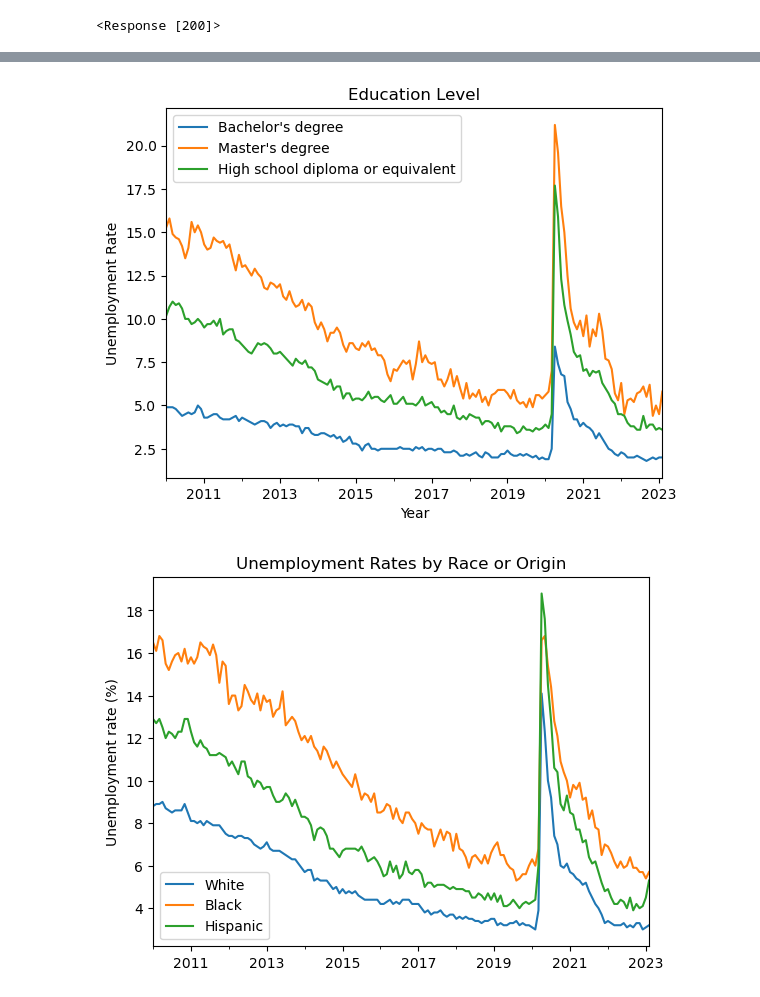
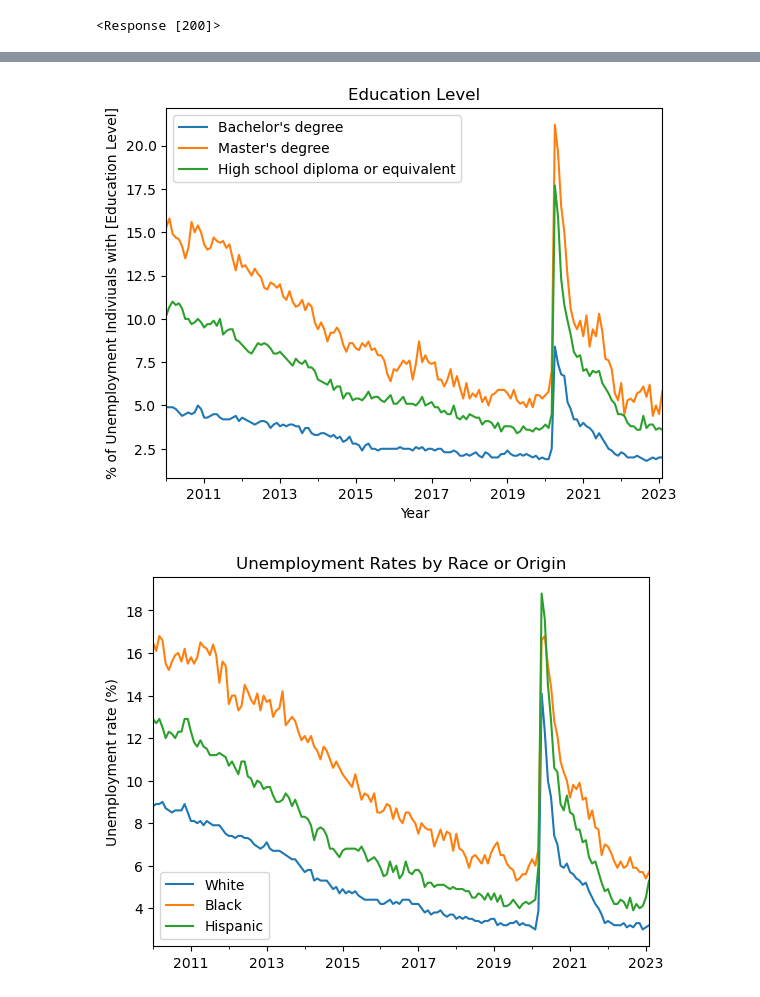
Before and after one commit to aumekubo2/SHAAL, a Jupyter notebook: Untitled.ipynb, the cells around one changed output, grey strips where cells are left out. Drawn from its saved outputs; the diff is of its cells as text; code cells hidden in the pictures.

```diff
--- a/Untitled.ipynb
+++ b/Untitled.ipynb
@@ -507,35 +507,35 @@ series_dict = {
     'LNS14027659': "Master's degree",
     'LNS14027660': "High school diploma or equivalent"
 }
 dates = ('2010', '2023')
 
 headers = {'Content-type': 'application/json'}
 
 data = json.dumps({
     "seriesid": list(series_dict.keys()),
     "startyear": dates[0],
     "endyear": dates[1],
     "registrationkey": api_key
 })
 
 p = requests.post(url, headers=headers, data=data).json()['Results']['series']
 
 date_list = [f"{i['year']}-{i['period'][1:]}-01" for i in p[0]['data']]
 
 df = pd.DataFrame()
 
 for s in p:
     df[series_dict[s['seriesID']]] = pd.Series(
         index = pd.to_datetime(date_list),
         data = [i['value'] for i in s['data']]
         ).astype(float).iloc[::-1]
 
 ax = df.plot(title='Education Level')
-ax.set_ylabel('Unemployment Rate')
+ax.set_ylabel('% of Unemployment Indiviuals with [Education Level]')
 ax.set_xlabel('Year')
 plt.show()
 # %% [output]
-[figure, old version]
+[figure, new version]
 # %%
 import requests
 import json
```
Also changed, not shown: parts of 1 cell of this notebook, 6 other files.
